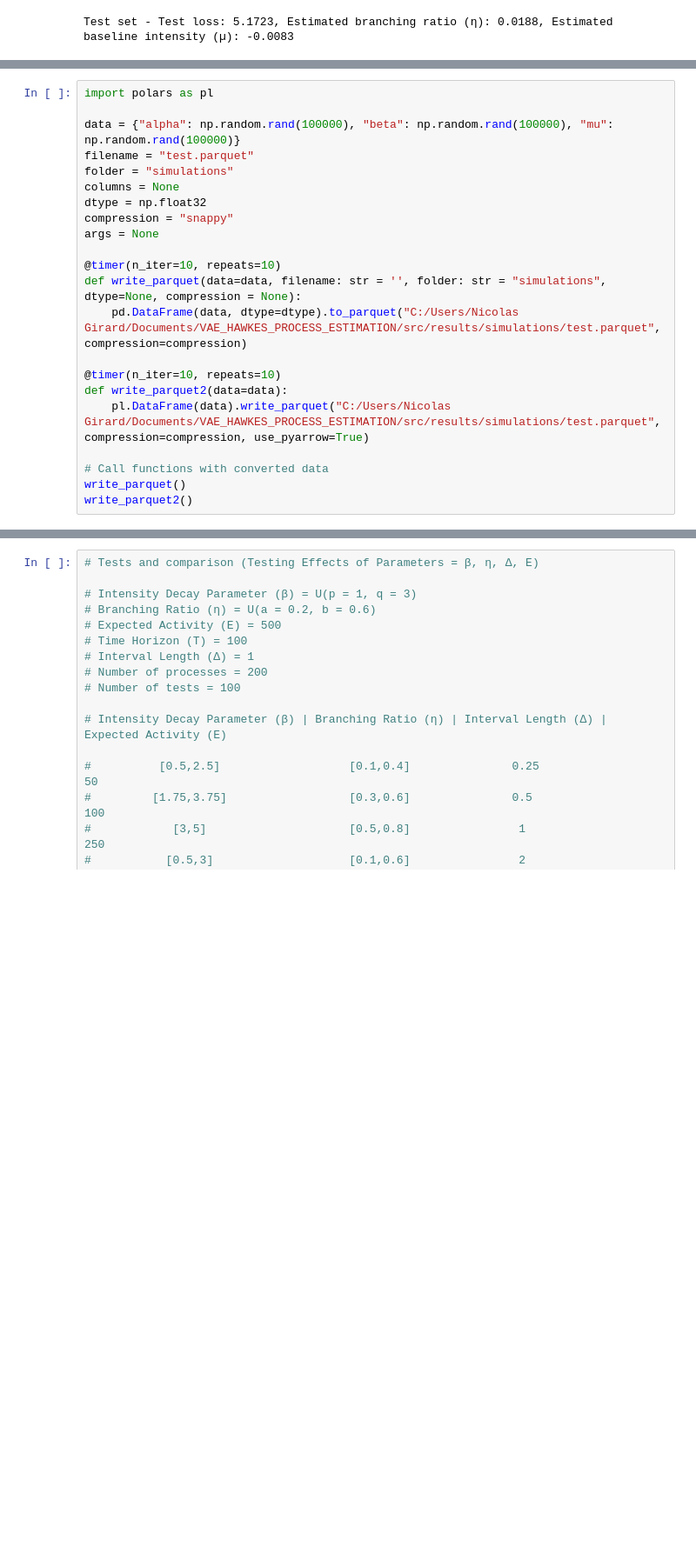
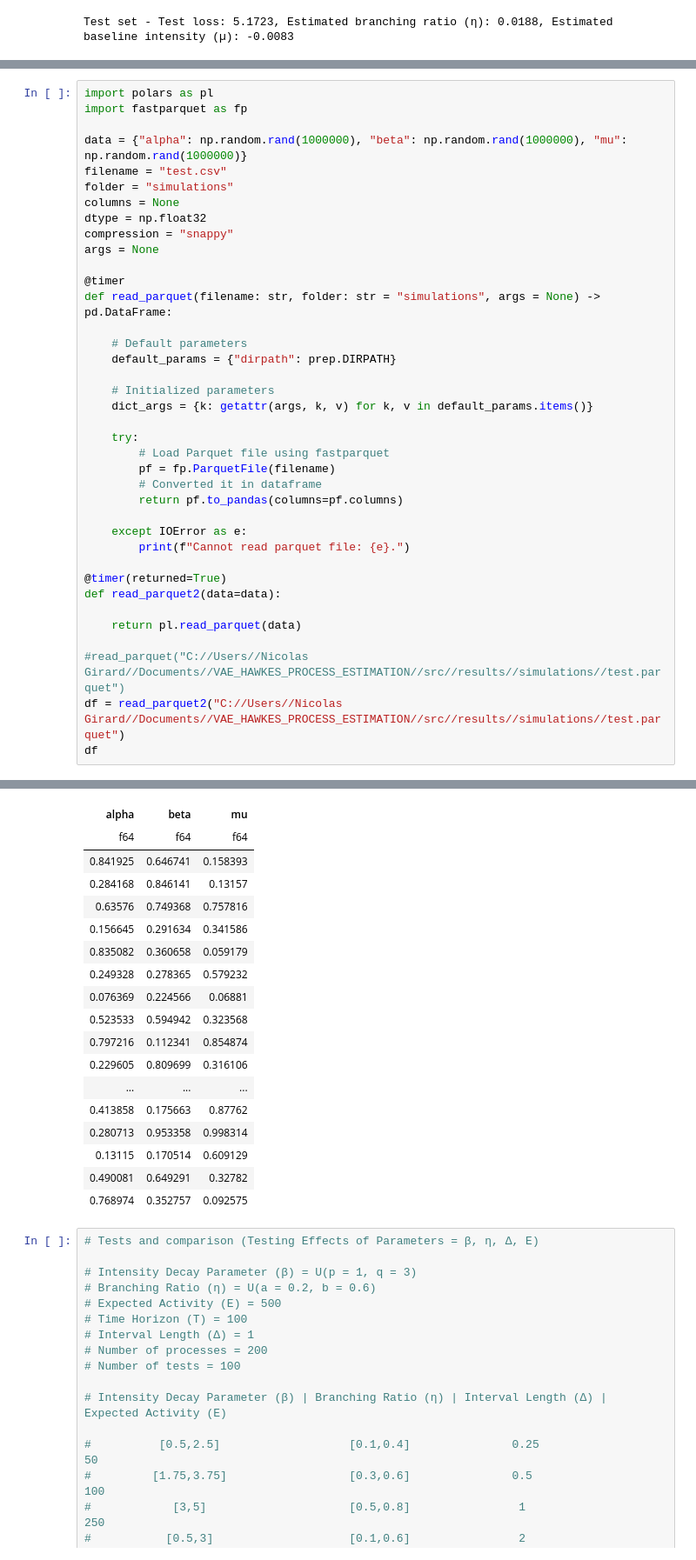
Before and after one commit to Lawisss/DL_HAWKES_PROCESS_ESTIMATION, a Jupyter notebook: src/tutorial.ipynb, the cells around one changed output, grey strips where cells are left out. Shown at 87% size. Cells and saved outputs as stored; diff of their text form; blank space fills up the shorter version.

```diff
--- a/src/tutorial.ipynb
+++ b/src/tutorial.ipynb
@@ -121,23 +119,39 @@ import polars as pl
 # %%
 import polars as pl
+import fastparquet as fp
 
-data = {"alpha": np.random.rand(100000), "beta": np.random.rand(100000), "mu": np.random.rand(100000)}
-filename = "test.parquet"
+data = {"alpha": np.random.rand(1000000), "beta": np.random.rand(1000000), "mu": np.random.rand(1000000)}
+filename = "test.csv"
 folder = "simulations"
 columns = None
 dtype = np.float32
 compression = "snappy"
 args = None
 
-@timer(n_iter=10, repeats=10)
-def write_parquet(data=data, filename: str = '', folder: str = "simulations", dtype=None, compression = None):
-    pd.DataFrame(data, dtype=dtype).to_parquet("C:/Users/Nicolas Girard/Documents/VAE_HAWKES_PROCESS_ESTIMATION/src/results/simulations/test.parquet", compression=compression)
+@timer
+def read_parquet(filename: str, folder: str = "simulations", args = None) -> pd.DataFrame:
 
-@timer(n_iter=10, repeats=10)
-def write_parquet2(data=data):
-    pl.DataFrame(data).write_parquet("C:/Users/Nicolas Girard/Documents/VAE_HAWKES_PROCESS_ESTIMATION/src/results/simulations/test.parquet", compression=compression, use_pyarrow=True)
+    # Default parameters
+    default_params = {"dirpath": prep.DIRPATH}
 
-# Call functions with converted data
-write_parquet()
-write_parquet2()
+    # Initialized parameters
+    dict_args = {k: getattr(args, k, v) for k, v in default_params.items()}
+
+    try:
+        # Load Parquet file using fastparquet
+        pf = fp.ParquetFile(filename)
+        # Converted it in dataframe
+        return pf.to_pandas(columns=pf.columns)
+
+    except IOError as e:
+        print(f"Cannot read parquet file: {e}.")
+
+@timer(returned=True)
+def read_parquet2(data=data):
+
+    return pl.read_parquet(data)
+
+#read_parquet("C://Users//Nicolas Girard//Documents//VAE_HAWKES_PROCESS_ESTIMATION//src//results//simulations//test.parquet")
+df = read_parquet2("C://Users//Nicolas Girard//Documents//VAE_HAWKES_PROCESS_ESTIMATION//src//results//simulations//test.parquet")
+df
 # %% [output]
@@ -145,3 +160,21 @@ Execution time (write_parquet): 11.713285s - CPU time: 11.389062s (Repetition: 1
+| alpha | beta | mu |
+| f64 | f64 | f64 |
+| 0.841925 | 0.646741 | 0.158393 |
+| 0.284168 | 0.846141 | 0.13157 |
+| 0.63576 | 0.749368 | 0.757816 |
+| 0.156645 | 0.291634 | 0.341586 |
+| 0.835082 | 0.360658 | 0.059179 |
+| 0.249328 | 0.278365 | 0.579232 |
+| 0.076369 | 0.224566 | 0.06881 |
+| 0.523533 | 0.594942 | 0.323568 |
+| 0.797216 | 0.112341 | 0.854874 |
+| 0.229605 | 0.809699 | 0.316106 |
+| ... | ... | ... |
+| 0.413858 | 0.175663 | 0.87762 |
+| 0.280713 | 0.953358 | 0.998314 |
+| 0.13115 | 0.170514 | 0.609129 |
+| 0.490081 | 0.649291 | 0.32782 |
+| 0.768974 | 0.352757 | 0.092575 |
 # %%
 # Tests and comparison (Testing Effects of Parameters = β, η, ∆, E)
 
```
Also changed, not shown: parts of 2 cells of this notebook, 1 other file.
